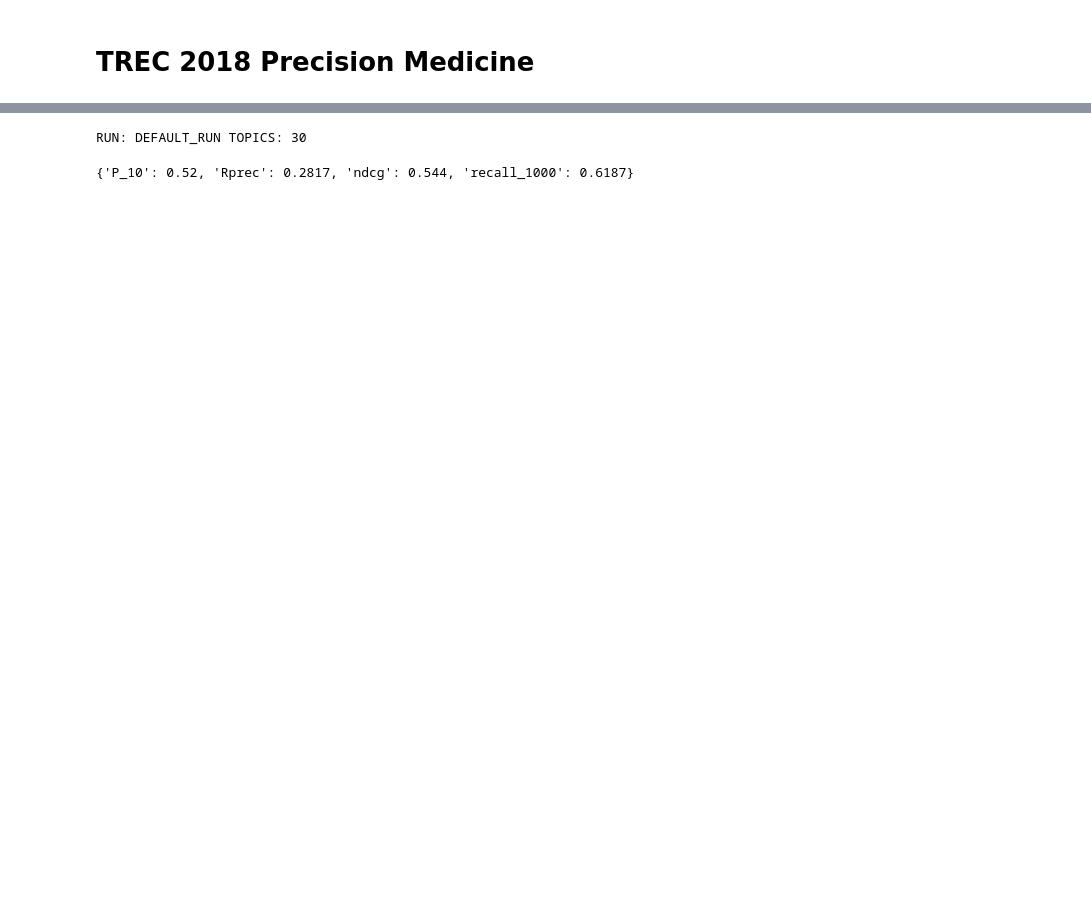
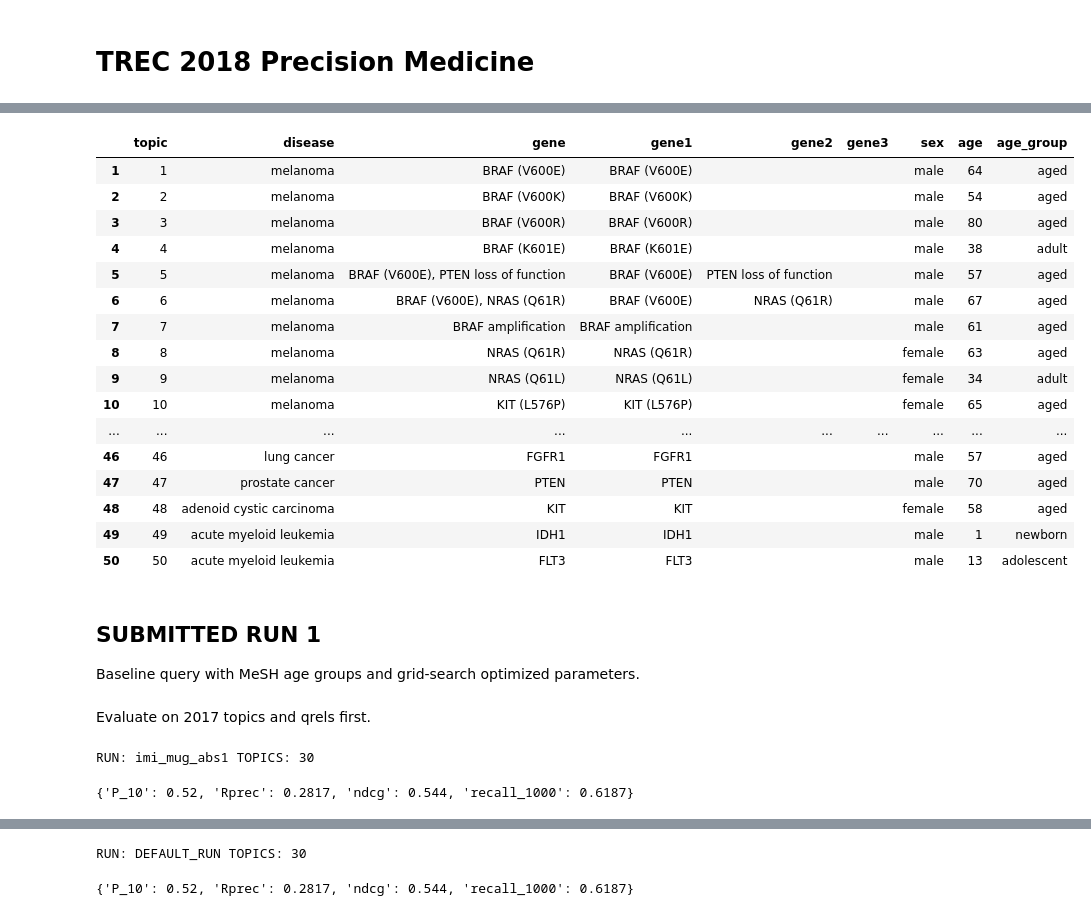
Before and after one commit to plopezgarcia/trec-2018-precision-medicine, a Jupyter notebook: python/abstracts/abstracts_general.ipynb, the cells around one changed output, grey strips where cells are left out. Saved outputs shown, nothing was run; the diff lists cells and outputs as text; code cells hidden in the pictures; blank space fills up the shorter version.

```diff
--- a/python/abstracts/abstracts_general.ipynb
+++ b/python/abstracts/abstracts_general.ipynb
@@ -23,0 +38,40 @@ qrels_all = utils.get_qrels('./gold-standard/abstracts.2017.qrels')
+# %%
+topics_2018 = utils.get_topics('./topics/topics2018.xml')
+topics_2018
+# %% [output]
+|  | topic | disease | gene | gene1 | gene2 | gene3 | sex | age | age_group |
+| 1 | 1 | melanoma | BRAF (V600E) | BRAF (V600E) |  |  | male | 64 | aged |
+| 2 | 2 | melanoma | BRAF (V600K) | BRAF (V600K) |  |  | male | 54 | aged |
+| 3 | 3 | melanoma | BRAF (V600R) | BRAF (V600R) |  |  | male | 80 | aged |
+| 4 | 4 | melanoma | BRAF (K601E) | BRAF (K601E) |  |  | male | 38 | adult |
+| 5 | 5 | melanoma | BRAF (V600E), PTEN loss of function | BRAF (V600E) | PTEN loss of function |  | male | 57 | aged |
+| 6 | 6 | melanoma | BRAF (V600E), NRAS (Q61R) | BRAF (V600E) | NRAS (Q61R) |  | male | 67 | aged |
+| 7 | 7 | melanoma | BRAF amplification | BRAF amplification |  |  | male | 61 | aged |
+| 8 | 8 | melanoma | NRAS (Q61R) | NRAS (Q61R) |  |  | female | 63 | aged |
+| 9 | 9 | melanoma | NRAS (Q61L) | NRAS (Q61L) |  |  | female | 34 | adult |
+| 10 | 10 | melanoma | KIT (L576P) | KIT (L576P) |  |  | female | 65 | aged |
+| ... | ... | ... | ... | ... | ... | ... | ... | ... | ... |
+| 46 | 46 | lung cancer | FGFR1 | FGFR1 |  |  | male | 57 | aged |
+| 47 | 47 | prostate cancer | PTEN | PTEN |  |  | male | 70 | aged |
+| 48 | 48 | adenoid cystic carcinoma | KIT | KIT |  |  | female | 58 | aged |
+| 49 | 49 | acute myeloid leukemia | IDH1 | IDH1 |  |  | male | 1 | newborn |
+| 50 | 50 | acute myeloid leukemia | FLT3 | FLT3 |  |  | male | 13 | adolescent |
+# %% [markdown]
+## SUBMITTED RUN 1
+
+Baseline query with MeSH age groups and grid-search optimized parameters.
+# %% [markdown]
+Evaluate on 2017 topics and qrels first.
+# %%
+run_params = {
+    'run_id':'imi_mug_abs1',
+    'query_template':'submitted/imi_mug_abs1.json',
+}
+
+run, run_params = running.run(topics_2017, 'ABSTRACTS', run_params)
+results, aggregated = evaluation.evaluate(qrels_all, run)
+
+aggregated
+# %% [output]
+RUN: imi_mug_abs1 TOPICS: 30
+{'P_10': 0.52, 'Rprec': 0.2817, 'ndcg': 0.544, 'recall_1000': 0.6187}
```
Also changed, not shown: parts of 8 cells of this notebook, 6 other files.
